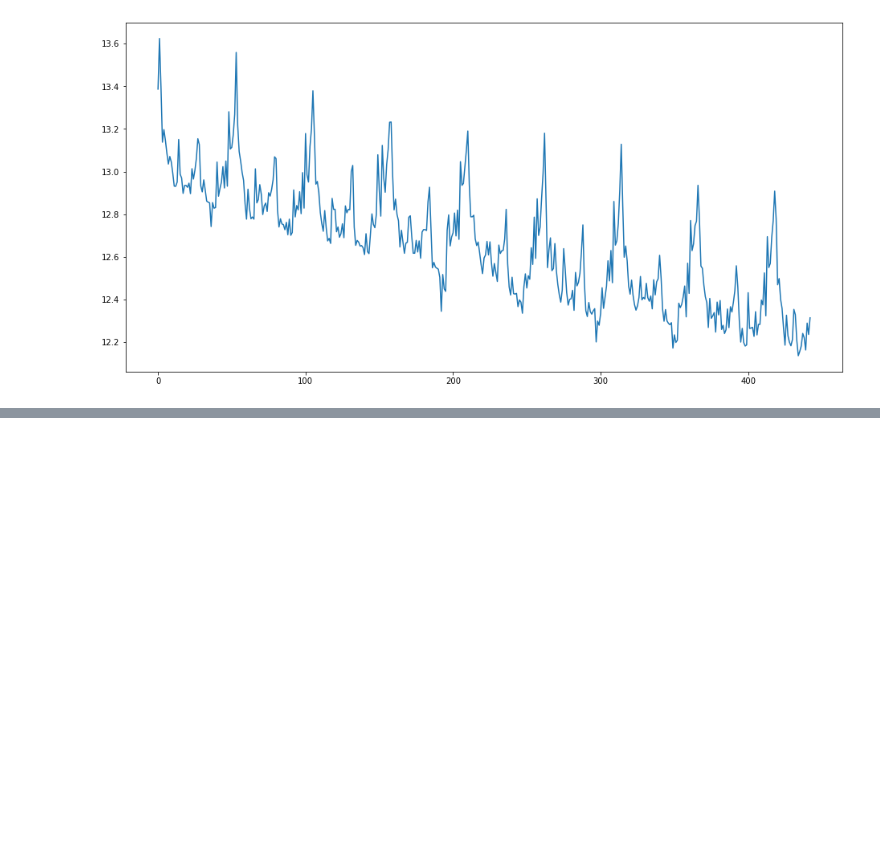
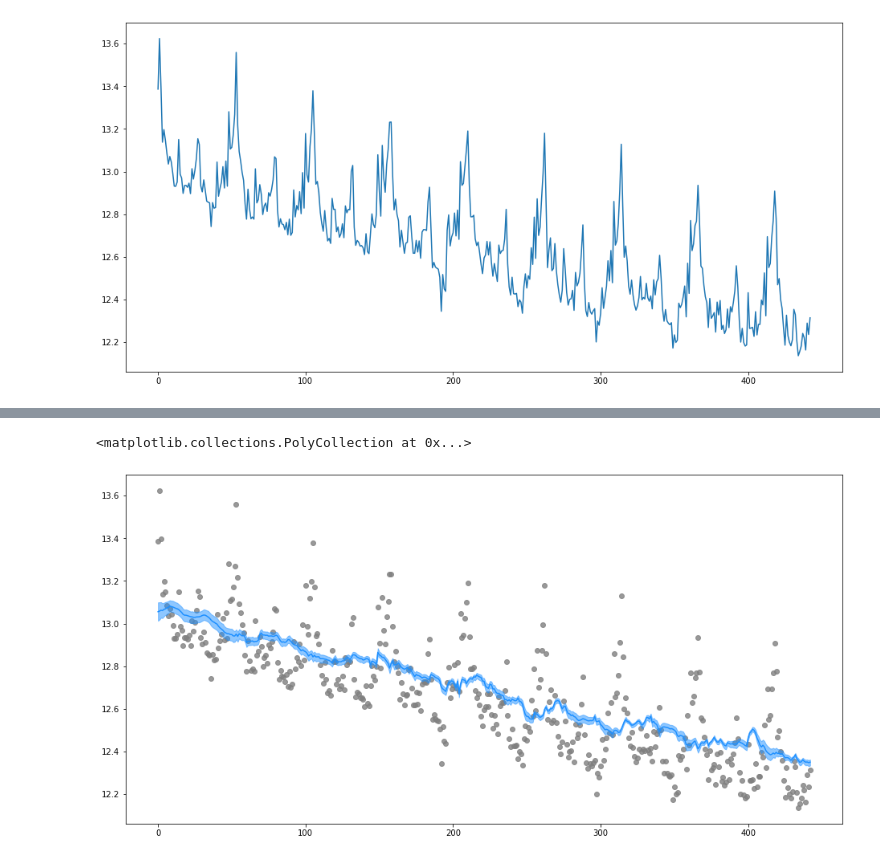
Before and after one commit to edwinnglabs/ts-playground, a Jupyter notebook: notebooks/numpyro-test.ipynb, the cells around one changed output, grey strips where cells are left out. Cells and saved outputs as stored; diff of their text form; code cells hidden in the pictures; blank space fills up the shorter version.

```diff
--- a/notebooks/numpyro-test.ipynb
+++ b/notebooks/numpyro-test.ipynb
@@ -28,0 +123,12 @@ def ets():
+# %%
+lev = np.array(samples['l'])
+lev_med, lev_upper, lev_lower = np.quantile(lev, q=[0.5, 0.95, 0.05], axis=0)
+# %%
+fig, ax = plt.subplots(1, 1, figsize=(16, 8))
+x = np.arange(len(response))
+ax.scatter(x, response, color='grey', alpha=0.8)
+ax.plot(x, lev_med, color='dodgerblue')
+ax.fill_between(x, lev_lower, lev_upper, color='dodgerblue', alpha=0.5)
+# %% [output]
+<matplotlib.collections.PolyCollection at 0x...>
+[figure, added]
```
Also changed, not shown: parts of 14 cells of this notebook.
